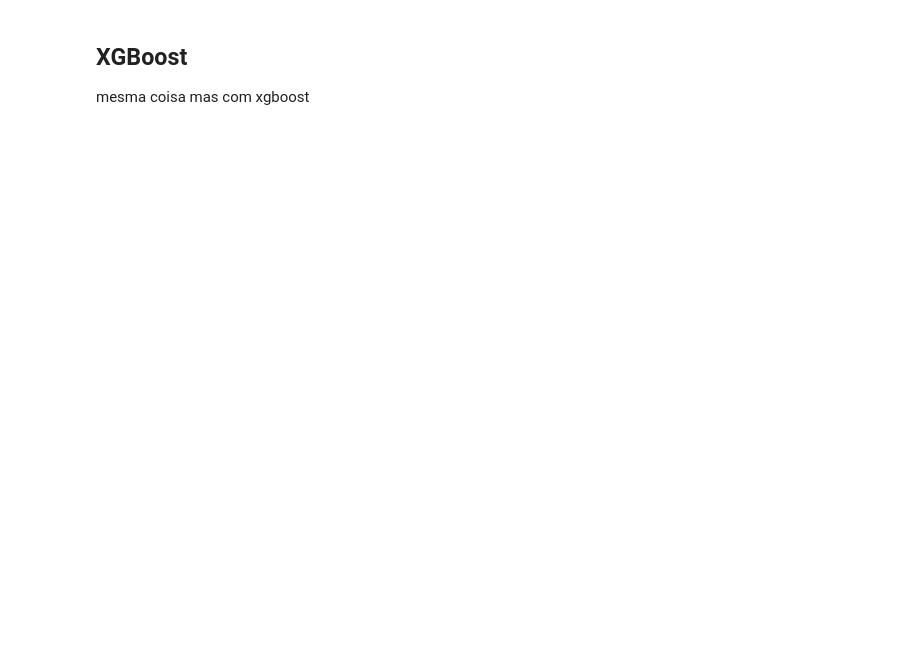
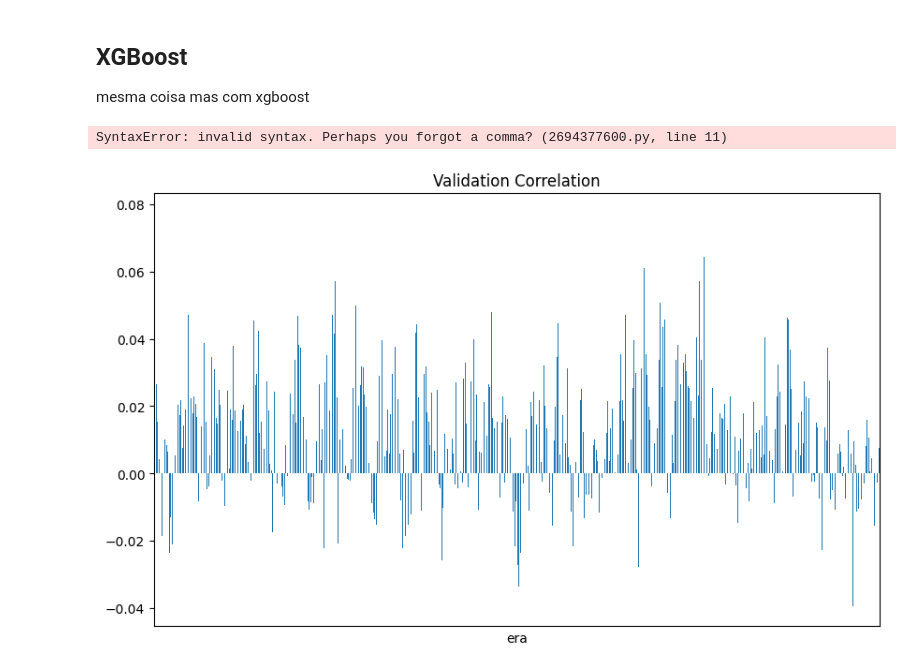
Before and after one commit to DrPeterPun/numerai, a Jupyter notebook: notebook.ipynb, the cells around one changed output. Saved outputs shown, nothing was run; the diff lists cells and outputs as text; code cells hidden in the pictures; blank space fills up the shorter version.

```diff
--- a/notebook.ipynb
+++ b/notebook.ipynb
@@ -121,8 +196,18 @@ import numpy as np
 import xgboost as xgb
 
 
-# Initialize the XGBoost regression model
-model = xgb.XGBRegressor(objective='reg:squarederror', random_state=42)
+# Initialize the XGBoost regression model tree
+model = xgb.XGBRegressor(
+    n_estimators = 2000,
+    learning_rate = 0.01,
+    max_depth = 5,
+    num_leaves = 2**5,
+    colsample_bytree = 0.1,
+    random_state=420,
+    tree_method='gpu_hist',
+    gpu_id= 0
+
+    )
 
 # Train the model on the training data
 model.fit(
@@ -141,3 +226,13 @@ del validation_data["data_type"]
 # gerar as previsoes
 validation_data["prediction"] = model.predict(validation_data[feature_cols])
 validation_data[["era", "prediction", "target"]]
+# %% [output]
+SyntaxError: invalid syntax. Perhaps you forgot a comma? (2694377600.py, line 11)
+# %%
+
+# correlacao /era das previsoes com o metamodelo + um plot
+
+per_era_corr = validation_data.groupby("era").apply(lambda x: numerai_corr(x["prediction"], x["target"]))
+per_era_corr.plot(kind="bar", title="Validation Correlation", figsize=(10, 6), xticks=[]);
+# %% [output]
+[figure, added]
```
Also changed, not shown: parts of 7 cells of this notebook, 2 other files.
